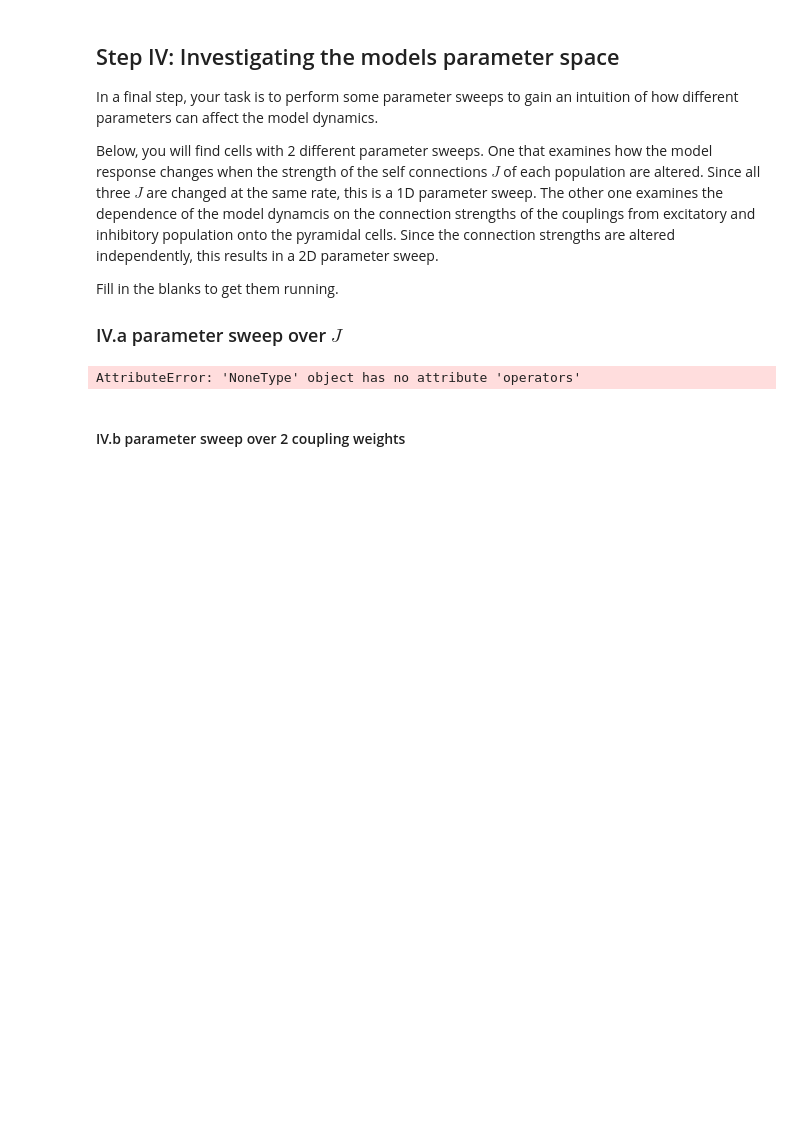
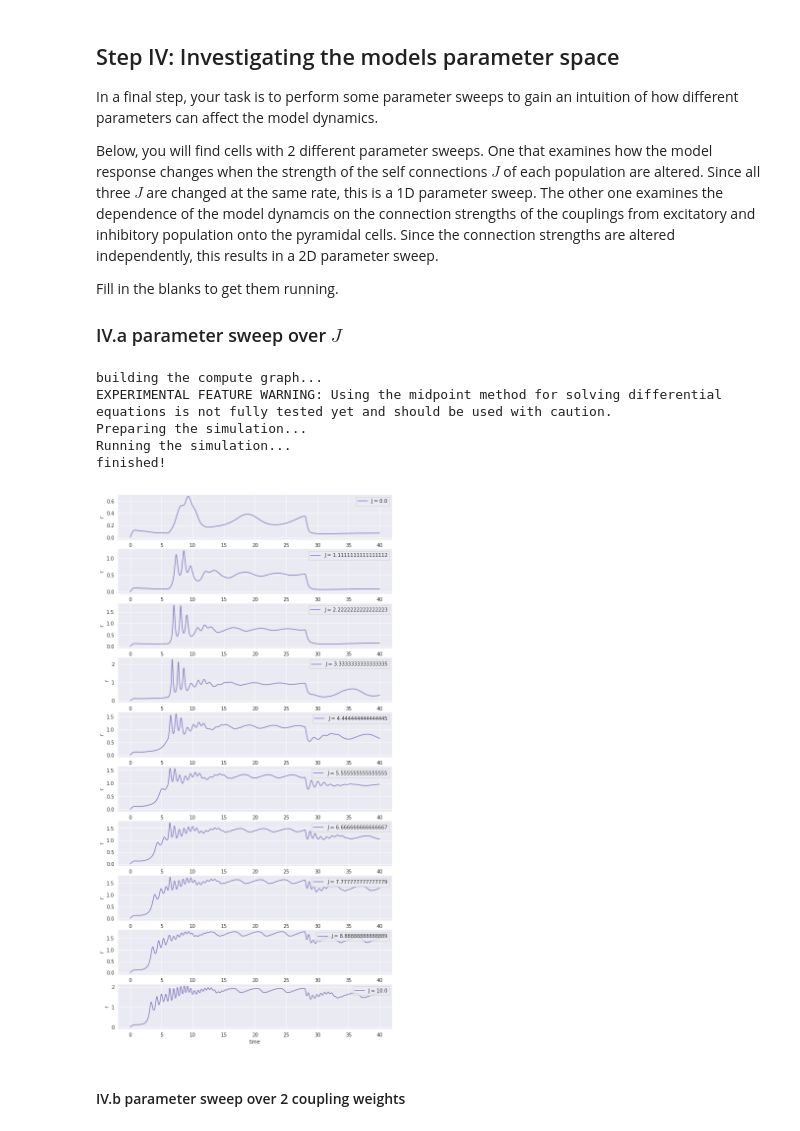
Before and after one commit to pyrates-neuroscience/PyRates, a Jupyter notebook: documentation/Solution_Build_Cortical_Microcircuit.ipynb, the cells around one changed output. Cells and saved outputs as stored; diff of their text form; code cells hidden in the pictures; blank space fills up the shorter version.

```diff
--- a/documentation/Solution_Build_Cortical_Microcircuit.ipynb
+++ b/documentation/Solution_Build_Cortical_Microcircuit.ipynb
@@ -238,6 +234,8 @@ inh_syn_temp = OperatorTemplate(name='Op_inh_syn', path=None, equations=inh_syn,
 # %% [markdown]
 And now, let's rebuild the circuit from Step II based on the new operators.
 # %%
+from copy import deepcopy
+
 # TODO: implement your solution below
 #####################################
 
@@ -248,15 +246,16 @@ iin_syn_temp = NodeTemplate(name='IIN', path=None, operators={inh_syn_temp: {'et
 
 # set up a template of the 3 nodes and their edges
 nodes = {'PC': pc_syn_temp, 'EIN': ein_syn_temp, 'IIN': iin_syn_temp}
-edges = [('PC/Op_exc_syn/r', 'EIN/Op_exc_syn/r_exc', {'weight': 13.5}),
-         ('EIN/Op_exc_syn/r', 'PC/Op_exc_syn/r_exc', {'weight': 0.8*13.5}),
-         ('PC/Op_exc_syn/r', 'IIN/Op_inh_syn/r_exc', {'weight': 0.25*13.5}),
-         ('IIN/Op_inh_syn/r', 'PC/Op_exc_syn/r_inh', {'weight': 1.75*13.5})]
-circuit_ir = CircuitTemplate(name='EIC_syn_temp', path=None, nodes=nodes).apply()
-circuit_ir.add_edges_from(edges)
+edges = [('PC/Op_exc_syn/r', 'EIN/Op_exc_syn/r_exc', None, {'weight': 13.5}),
+         ('EIN/Op_exc_syn/r', 'PC/Op_exc_syn/r_exc', None, {'weight': 0.8*13.5}),
+         ('PC/Op_exc_syn/r', 'IIN/Op_inh_syn/r_exc', None, {'weight': 0.25*13.5}),
+         ('IIN/Op_inh_syn/r', 'PC/Op_exc_syn/r_inh', None, {'weight': 1.75*13.5})]
+
+circuit_temp = CircuitTemplate(name='EIC_syn_temp', path=None, nodes=nodes, edges=edges)
+circuit_ir = deepcopy(circuit_temp).apply()
 
 # transform the circuit template into an IR and load it into a compute graph
-model = ComputeGraph(circuit_ir, backend='numpy', name='EIC_syns', build_in_place=False)
+model = circuit_ir.compile(backend='numpy', dt=dt)
 # %% [output]
 building the compute graph...
 # %% [markdown]
@@ -303,40 +302,44 @@ Fill in the blanks to get them running.
 # %%
 from pyrates.utility import grid_search, create_cmap, plot_timeseries
 import matplotlib.pyplot as plt
 
 # definition of parameter sweep values
 Js = np.linspace(0, 10, 10)
 
 # other simulation parameters
 T = 40.
 dt = 1e-2
 dts = 1e-2
 inp = np.zeros((int(T/dt), 1))
 inp[int(6./dt):int((T-12.)/dt)] = 6.
 
 # TODO: implement your solution below
 #####################################
 
 # perform a parameter sweep / grid search over all Js using the model from above
-results = grid_search(circuit_temp, param_grid={'J': Js},
-                      param_map={'J': {'vars': ['J'],
-                                       'nodes': ['PC', 'EIN', 'IIN']}},
-                      simulation_time=T, dt=dt, sampling_step_size=dts,
-                      inputs={'PC/Op_exc_syn/I_ext': inp},
-                      outputs={'r': 'PC/Op_exc_syn/r'},
-                      init_kwargs={'vectorization': 'nodes', 'build_in_place': False,
-                                   'solver': 'midpoint'})
+results, params = grid_search(circuit_temp, param_grid={'J': Js},
+                              param_map={'J': {'vars': ['J'],
+                                               'nodes': ['PC', 'EIN', 'IIN']}},
+                              simulation_time=T, dt=dt, sampling_step_size=dts,
+                              inputs={'PC/Op_exc_syn/I_ext': inp},
+                              outputs={'r': 'PC/Op_exc_syn/r'},
+                              init_kwargs={'vectorization': True, 'solver': 'midpoint'})
 
 # END TODO: Below there is plotting
 ###################################
 
 fig, axes = plt.subplots(nrows=len(Js), figsize=(10, 20))
 cmap = create_cmap('pyrates_purple', as_cmap=False, n_colors=1, reverse=True)
 for i, ax in enumerate(axes):
     plot_timeseries(results.iloc[:, i], ax=ax, cmap=cmap, ylabel='r')
-    ax.legend([f'J = {results.columns.values[i][0]}'], loc='upper right')
+    ax.legend([f"J = {params.iloc[i,0]}"], loc='upper right')
 # %% [output]
-AttributeError: 'NoneType' object has no attribute 'operators'
+building the compute graph...
+EXPERIMENTAL FEATURE WARNING: Using the midpoint method for solving differential equations is not fully tested yet and should be used with caution.
+Preparing the simulation...
+Running the simulation...
+finished!
+[figure, added]
 # %% [markdown]
 #### IV.b parameter sweep over 2 coupling weights
 # %%
```
Also changed, not shown: parts of 8 cells of this notebook, 4 other files.
